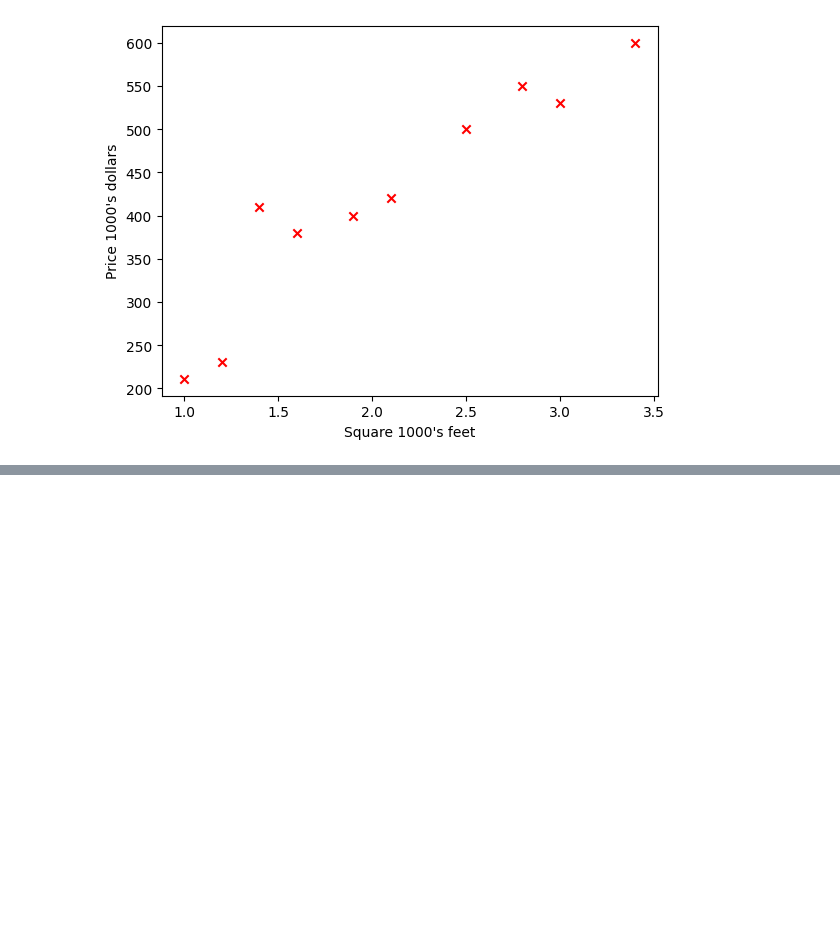
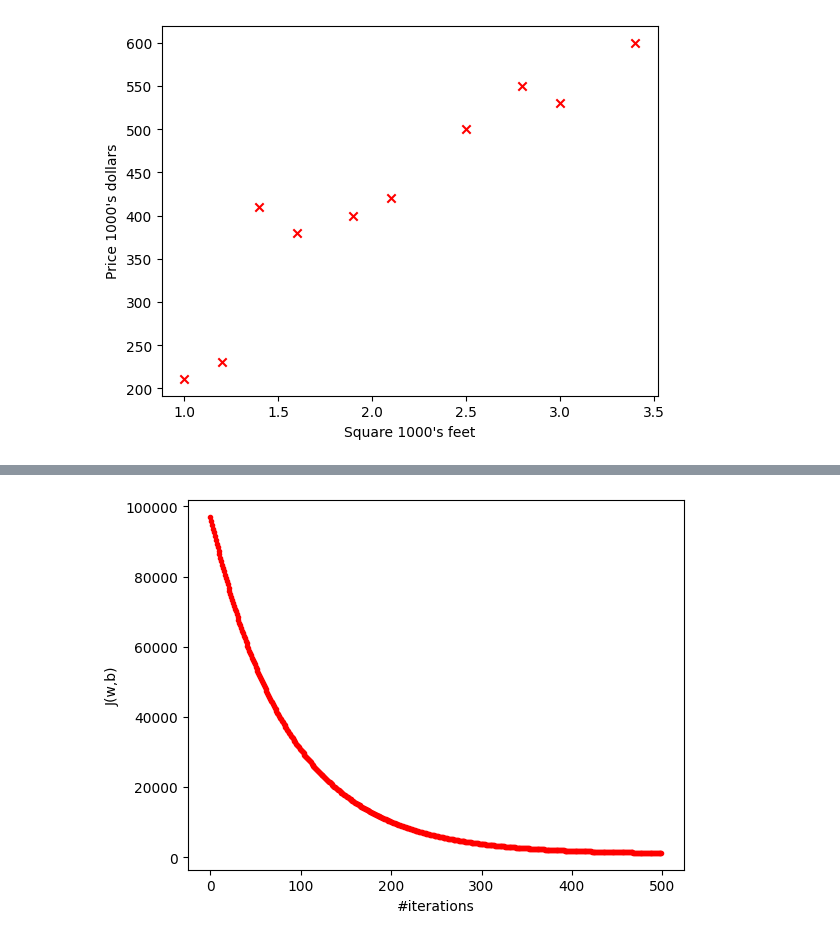
Before and after one commit to MehmetEmirGonenc/MachineLearning, a Jupyter notebook: LinearRegression/SingleVariable/SingleLinearRegression.ipynb, the cells around one changed output, grey strips where cells are left out. Drawn from its saved outputs; the diff is of its cells as text; code cells hidden in the pictures; blank space fills up the shorter version.

```diff
--- a/LinearRegression/SingleVariable/SingleLinearRegression.ipynb
+++ b/LinearRegression/SingleVariable/SingleLinearRegression.ipynb
@@ -133,0 +160,9 @@ plt.show()
+# %%
+#Defining J(w,b) function (cost function)
+def cost_function(x, y, w, b): # x and y are vectors, w and b are scalers
+    # Returns 1 scaler
+    m = len(x)
+    tmp_sum = 0
+    for i in range(m):
+        tmp_sum += (f_wb(x[i],w,b) - y[i])**2
+    return tmp_sum / (2*m)
@@ -133,0 +250,8 @@ plt.show()
+# %%
+points_x, points_y = cost_iter_graph(x, y, init_w, init_b, alpha=0.001)
+plt.scatter(points_x, points_y,marker='.', c='r')
+plt.ylabel("J(w,b)")
+plt.xlabel("#iterations")
+plt.show()
+# %% [output]
+[figure, added]
```
Also changed, not shown: parts of 19 cells of this notebook.
